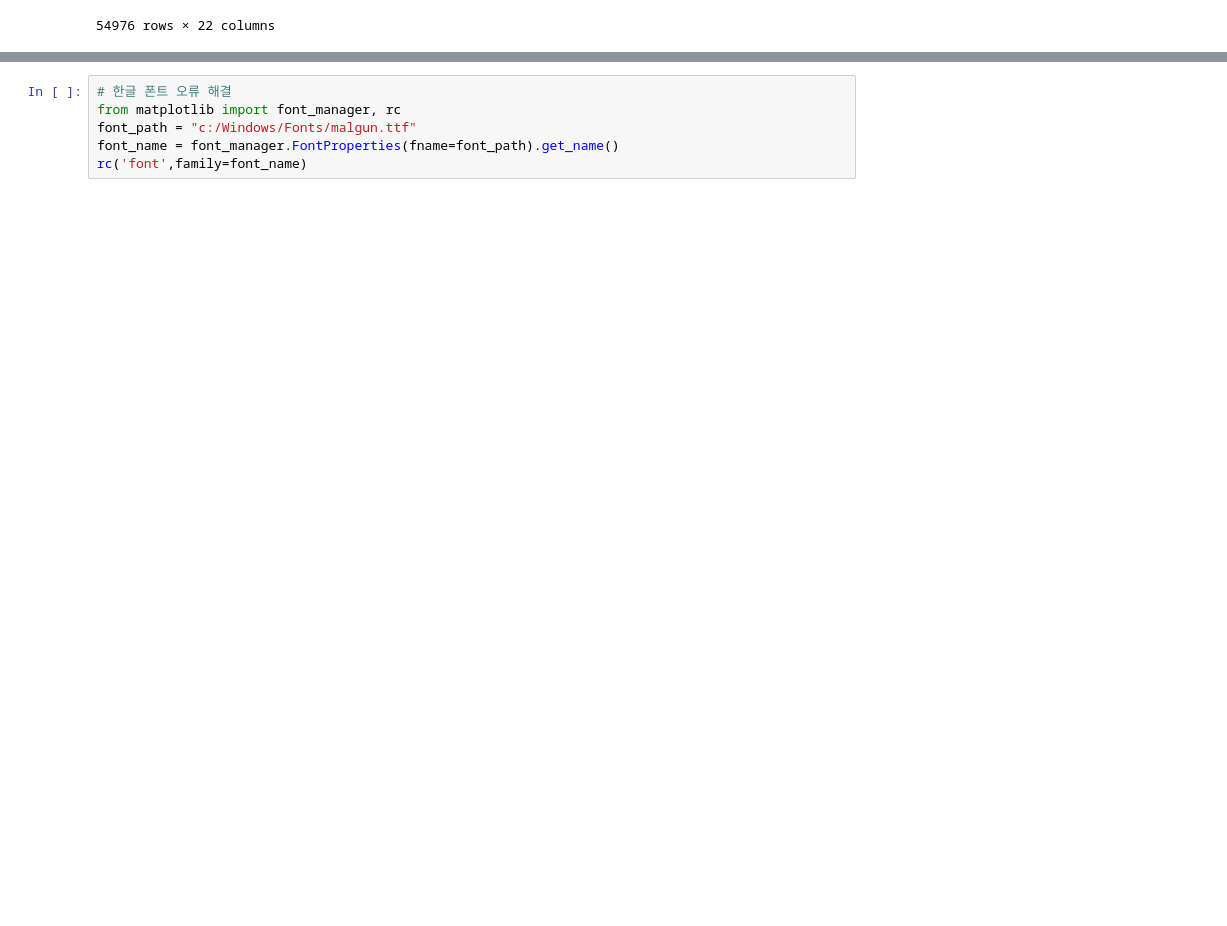
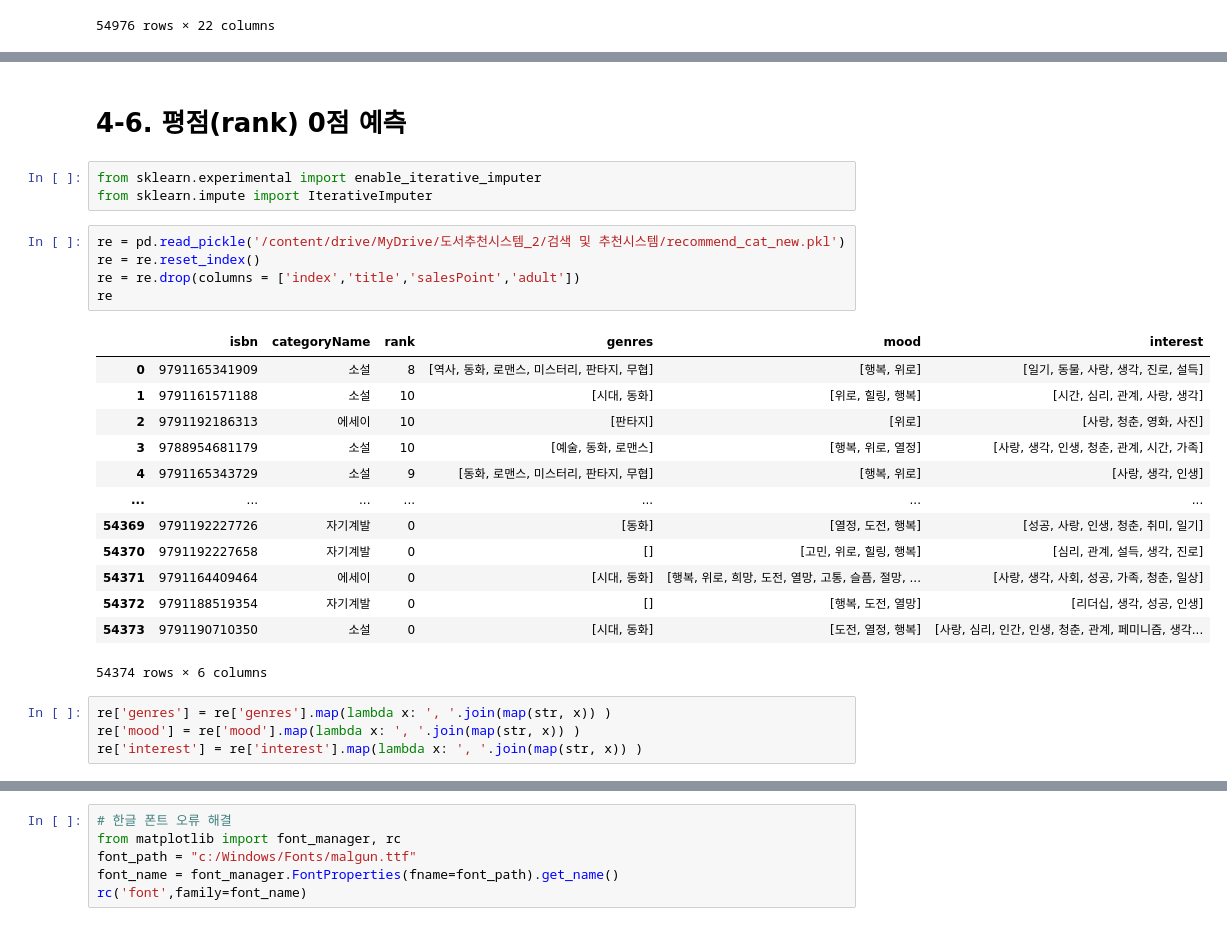
Before and after one commit to Hongbi-Kim/Project_book_recommendation, a Jupyter notebook: 4조_코드_정리.ipynb, the cells around one changed output, grey strips where cells are left out. Saved outputs shown, nothing was run; the diff lists cells and outputs as text; blank space fills up the shorter version.

```diff
--- a/4조_코드_정리.ipynb
+++ b/4조_코드_정리.ipynb
@@ -819,0 +1350,28 @@ df3.to_pickle('/content/drive/MyDrive/도서추천시스ᄐ
+# %% [markdown]
+# 4-6. 평점(rank) 0점 예측
+# %%
+from sklearn.experimental import enable_iterative_imputer
+from sklearn.impute import IterativeImputer
+# %%
+re = pd.read_pickle('/content/drive/MyDrive/도서추천시스템_2/검색 및 추천시스템/recommend_cat_new.pkl')
+re = re.reset_index()
+re = re.drop(columns = ['index','title','salesPoint','adult'])
+re
+# %% [output]
+|  | isbn | categoryName | rank | genres | mood | interest |
+| 0 | 9791165341909 | 소설 | 8 | [역사, 동화, 로맨스, 미스터리, 판타지, 무협] | [행복, 위로] | [일기, 동물, 사랑, 생각, 진로, 설득] |
+| 1 | 9791161571188 | 소설 | 10 | [시대, 동화] | [위로, 힐링, 행복] | [시간, 심리, 관계, 사랑, 생각] |
+| 2 | 9791192186313 | 에세이 | 10 | [판타지] | [위로] | [사랑, 청춘, 영화, 사진] |
+| 3 | 9788954681179 | 소설 | 10 | [예술, 동화, 로맨스] | [행복, 위로, 열정] | [사랑, 생각, 인생, 청춘, 관계, 시간, 가족] |
+| 4 | 9791165343729 | 소설 | 9 | [동화, 로맨스, 미스터리, 판타지, 무협] | [행복, 위로] | [사랑, 생각, 인생] |
+| ... | ... | ... | ... | ... | ... | ... |
+| 54369 | 9791192227726 | 자기계발 | 0 | [동화] | [열정, 도전, 행복] | [성공, 사랑, 인생, 청춘, 취미, 일기] |
+| 54370 | 9791192227658 | 자기계발 | 0 | [] | [고민, 위로, 힐링, 행복] | [심리, 관계, 설득, 생각, 진로] |
+| 54371 | 9791164409464 | 에세이 | 0 | [시대, 동화] | [행복, 위로, 희망, 도전, 열망, 고통, 슬픔, 절망, ... | [사랑, 생각, 사회, 성공, 가족, 청춘, 일상] |
+| 54372 | 9791188519354 | 자기계발 | 0 | [] | [행복, 도전, 열망] | [리더십, 생각, 성공, 인생] |
+| 54373 | 9791190710350 | 소설 | 0 | [시대, 동화] | [도전, 열정, 행복] | [사랑, 심리, 인간, 인생, 청춘, 관계, 페미니즘, 생각... |
+54374 rows × 6 columns
+# %%
+re['genres'] = re['genres'].map(lambda x: ', '.join(map(str, x)) )
+re['mood'] = re['mood'].map(lambda x: ', '.join(map(str, x)) )
+re['interest'] = re['interest'].map(lambda x: ', '.join(map(str, x)) )
```
Also changed, not shown: parts of 115 cells of this notebook.
